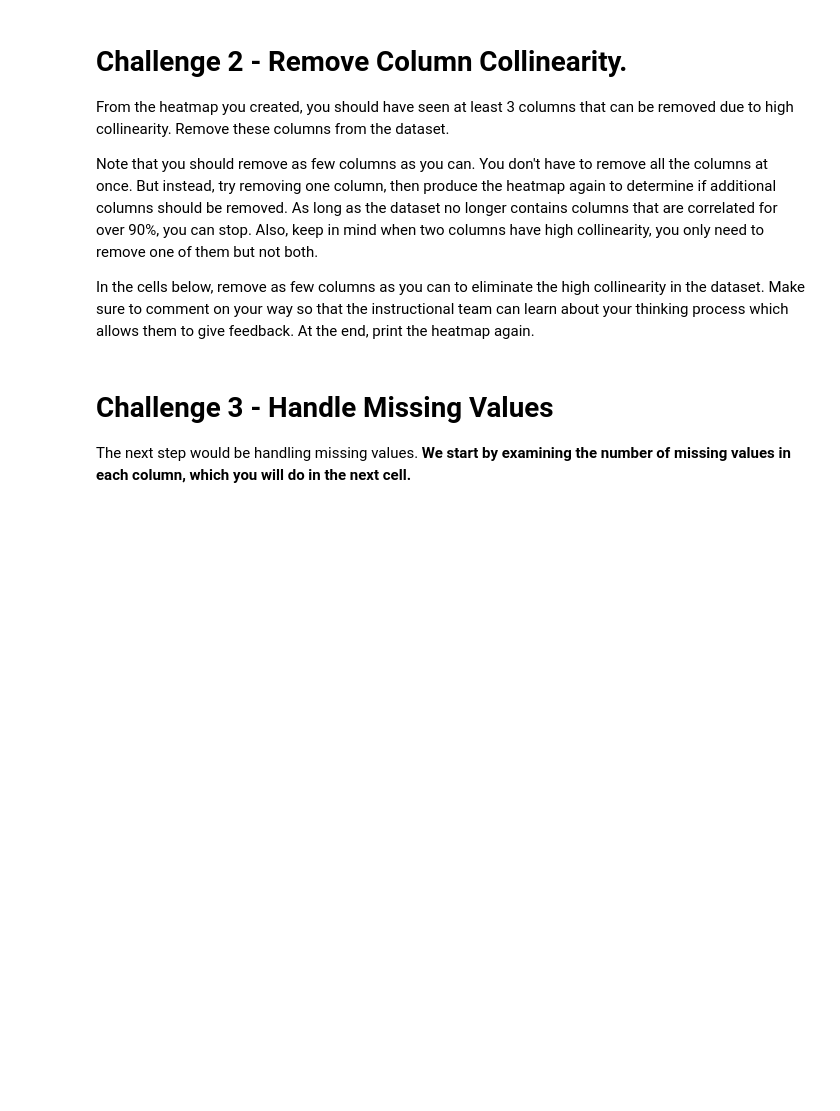
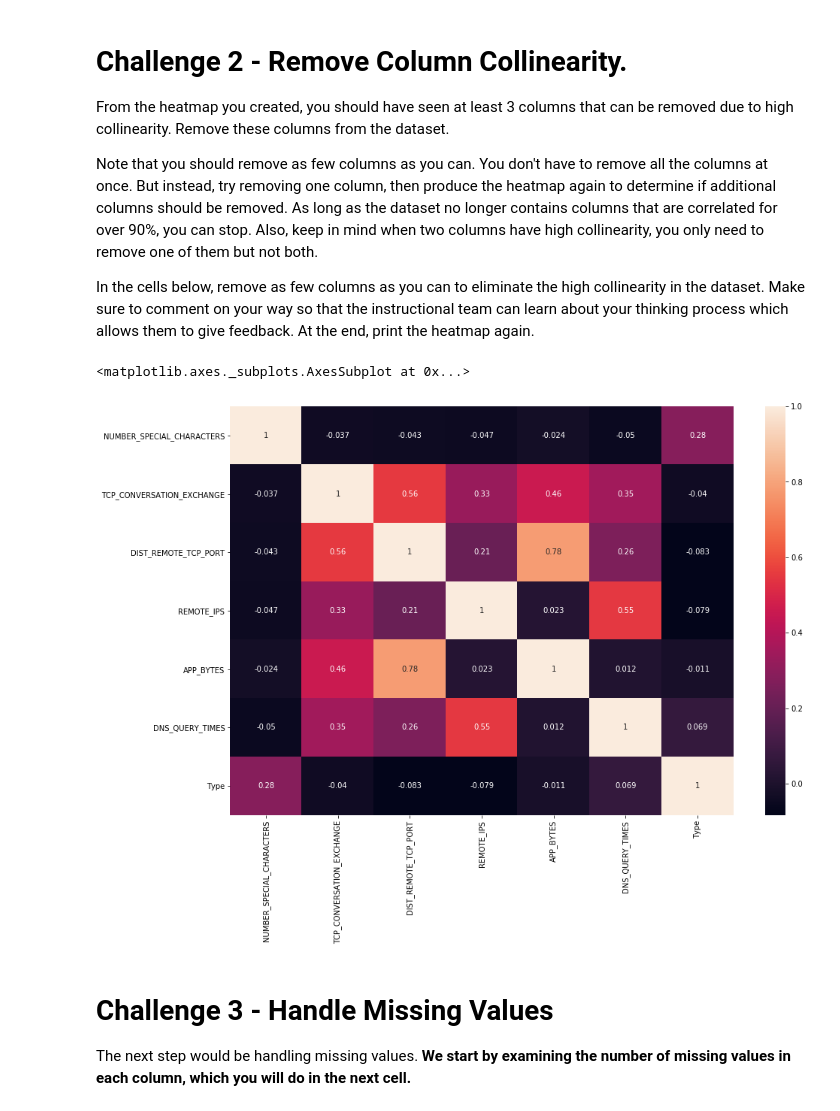
Before and after one commit to ta-data-bcn/lab-supervised-learning, a Jupyter notebook: your-code/main.ipynb, the cells around one changed output. Drawn from its saved outputs; the diff is of its cells as text; code cells hidden in the pictures; blank space fills up the shorter version.

```diff
--- a/your-code/main.ipynb
+++ b/your-code/main.ipynb
@@ -104,4 +118,9 @@ From the heatmap you created, you should have seen at least 3 columns that can b
 Note that you should remove as few columns as you can. You don't have to remove all the columns at once. But instead, try removing one column, then produce the heatmap again to determine if additional columns should be removed. As long as the dataset no longer contains columns that are correlated for over 90%, you can stop. Also, keep in mind when two columns have high collinearity, you only need to remove one of them but not both.
 
 In the cells below, remove as few columns as you can to eliminate the high collinearity in the dataset. Make sure to comment on your way so that the instructional team can learn about your thinking process which allows them to give feedback. At the end, print the heatmap again.
+# %%
+# Your code here
+websites.drop(['REMOTE_APP_PACKETS', 'SOURCE_APP_PACKETS','URL_LENGTH',
+               'APP_PACKETS', 'REMOTE_APP_BYTES', 'SOURCE_APP_BYTES'],axis = 1, inplace = True)
+#Of course I did not remove all columns at once but try one by one, but this is the final version and i do not want to bother you so much
 # %%
@@ -113,3 +128,12 @@ In the cells below, remove as few columns as you can to eliminate the high colli
+# %%
+# Print heatmap again
+websites_heat = websites.select_dtypes(['number'])
+
+plt.figure(figsize=(15, 10))
+sns.heatmap(websites_heat.corr(), annot = True)
+# %% [output]
+<matplotlib.axes._subplots.AxesSubplot at 0x...>
+[figure, added]
 # %% [markdown]
 # Challenge 3 - Handle Missing Values
 
```
Also changed, not shown: parts of 21 cells of this notebook.
